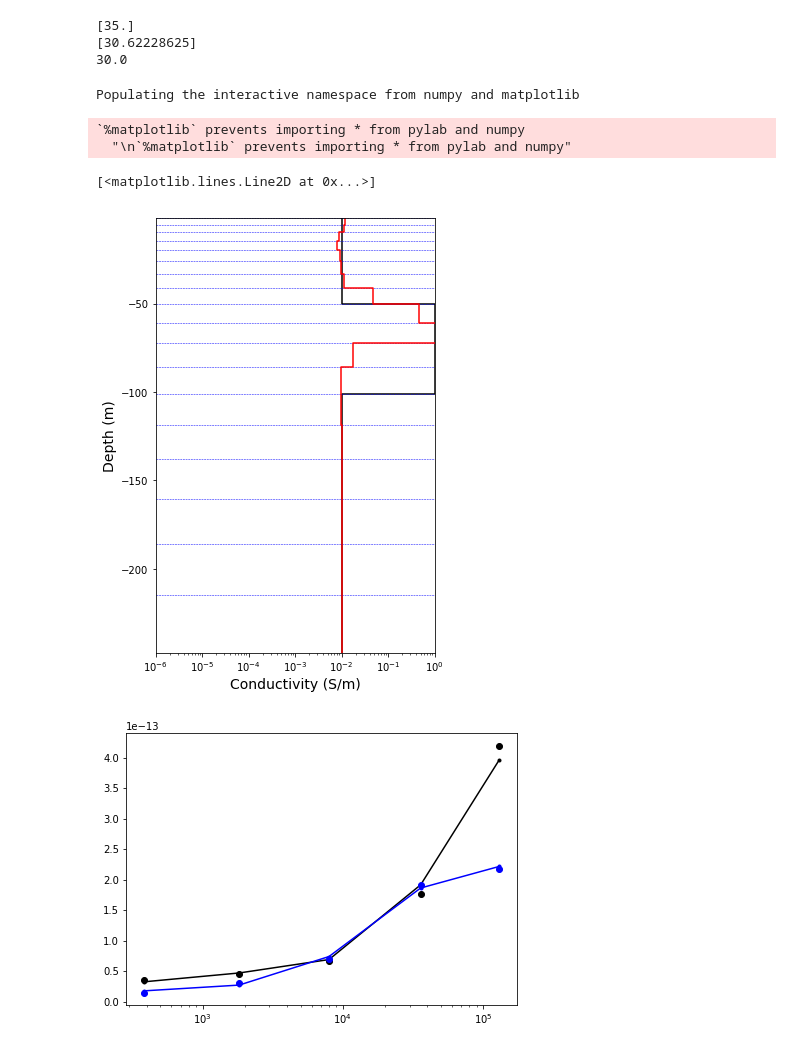
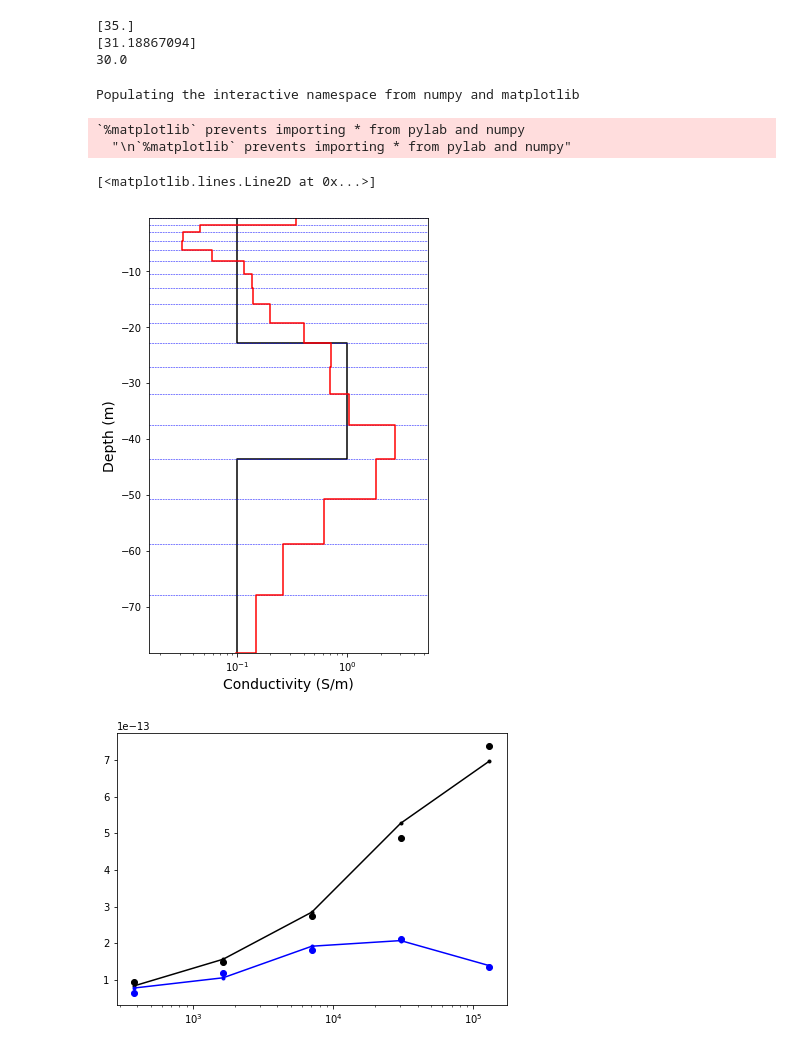
Before and after one commit to simpeg/simpegEM1D, a Jupyter notebook: simpegem1d/notebooks/EM1D_inversion_FD.ipynb, the cells around one changed output. Drawn from its saved outputs; the diff is of its cells as text; code cells hidden in the pictures.

Commit message:
joint inversion framework for various TEM surveys.

```diff
--- a/simpegem1d/notebooks/EM1D_inversion_FD.ipynb
+++ b/simpegem1d/notebooks/EM1D_inversion_FD.ipynb
@@ -4,8 +4,12 @@ from simpegem1d import *
 from scipy.constants import mu_0
 import numpy as np
 
-frequency = np.array([382, 1822, 7970, 35920, 130100], dtype=float)
-hz = get_vertical_discretization_frequency(frequency, sigma_background=0.01)
+sig_half = 1e-1
+sig_blk = 1e0
+
+# frequency = np.array([382, 1822, 7970, 35920, 130100], dtype=float)
+frequency = np.logspace(np.log10(382), np.log10(130100), 5)
+hz = get_vertical_discretization_frequency(frequency, sigma_background=sig_half)
 mesh1D = set_mesh_1d(hz)
 depth = -mesh1D.gridN[:-1]
 LocSigZ = -mesh1D.gridCC
@@ -16,14 +20,12 @@ FDsurvey = EM1DSurveyFD(
     field_type = 'secondary',
     rx_type = 'Hz',
     src_type = 'VMD',
-    offset = np.ones(5)*7.86,
+    offset = np.ones(frequency.size)*7.86,
     topo = np.r_[0., 0., 100.],
     depth = depth,
-    frequency = np.array([382, 1822, 7970, 35920, 130100], dtype=float)
+    frequency = frequency
 )
 
-sig_half = 1e-2
-sig_blk = 1e0
 chi_half = 0.
 wires = Maps.Wires(('sigma', mesh1D.nC),('h', 1))
 expmap = Maps.ExpMap(mesh1D)
@@ -31,7 +33,7 @@ expmap = Maps.ExpMap(mesh1D)
 sigmaMap = expmap * wires.sigma
 # hMap = expmap_h*wires.h
 sig  = np.ones(FDsurvey.n_layer)*sig_half
-blk_ind = (-50>LocSigZ) & (-100<LocSigZ)
+blk_ind = (-20>LocSigZ) & (-40<LocSigZ)
 sig[blk_ind] = sig_blk
 m_true = np.r_[np.log(sig), FDsurvey.h]
 m_true_dh = np.r_[np.log(sig), FDsurvey.h + 5.]
@@ -95,10 +90,10 @@ reg_sigma = Regularization.Sparse(
     mesh1D, mapping=wires.sigma
 )
 p=0.
-qx, qz = 2., 2.
+qx, qz = 1., 1.
 reg_sigma.norms = np.c_[p, qx, qz, 0.]
 IRLS = Directives.Update_IRLS(
-    maxIRLSiter=10, minGNiter=1, fix_Jmatrix=True, coolingRate=2,
+    maxIRLSiter=20, minGNiter=1, fix_Jmatrix=True, coolingRate=2,
     betaSearch=False,
     chifact_start = 1.
 )
@@ -108,14 +103,16 @@ reg_h = Regularization.Sparse(
     alpha_s = 1.
 )
 reg = reg_sigma + reg_h
-opt = Optimization.ProjectedGNCG(maxIter = 20)
+opt = Optimization.ProjectedGNCG(maxIter = 40)
 opt.maxIterLS = 5
 invProb = InvProblem.BaseInvProblem(dmisfit, reg, opt)
 beta = Directives.BetaSchedule(coolingFactor=2, coolingRate=2)
 betaest = Directives.BetaEstimate_ByEig(beta0_ratio=1.)
 target = Directives.TargetMisfit()
-# inv = Inversion.BaseInversion(invProb, directiveList=[beta,betaest, target])
-inv = Inversion.BaseInversion(invProb, directiveList=[IRLS,betaest])
+update_sense = Directives.UpdateSensitivityWeights()
+# inv = Inversion.BaseInversion(invProb, directiveList=[beta,betaest,target,update_sense])
+inv = Inversion.BaseInversion(invProb, directiveList=[IRLS,betaest,update_sense])
+# inv = Inversion.BaseInversion(invProb, directiveList=[IRLS])
 
 prob.counter = opt.counter = Utils.Counter()
 opt.LSshorten = 0.5
@@ -161,20 +154,20 @@ print (wires.h*mopt)
 print (FDsurvey.h)
 # %% [output]
 [35.]
-[30.62228625]
+[31.18867094]
 30.0
 # %%
 %pylab inline
 fig, ax = subplots(1,1, figsize=(5, 8))
 Utils1D.plotLayer(sig, LocSigZ, showlayers=False)
-Utils1D.plotLayer(sigmaMap*mopt, LocSigZ, showlayers=True,xlim=(1e-6, 1e0), **{'color':'r'})
-# Utils1D.plotLayer(expmap*invProb.l2model, LocSigZ, showlayers=True,xlim=(1e-6, 1e0), **{'color':'r'})
+Utils1D.plotLayer(sigmaMap*mopt, LocSigZ, showlayers=True, **{'color':'r'})
+# Utils1D.plotLayer(sigmaMap*invProb.l2model, LocSigZ, showlayers=True,**{'color':'g'})
 # %% [output]
 Populating the interactive namespace from numpy and matplotlib
 `%matplotlib` prevents importing * from pylab and numpy
   "\n`%matplotlib` prevents importing * from pylab and numpy"
 [<matplotlib.lines.Line2D at 0x...>]
-[figure, old version]
+[figure, new version]
 # %%
 # !python run_em1d.py
 # %%
@@ -187,4 +180,4 @@ axes.plot(FDsurvey.frequency, -FDsurvey.dobs[FDsurvey.n_frequency:], 'bo')
 # axes.plot(FDsurvey.frequency, uncert[FDsurvey.n_frequency:], 'r*')
 axes.set_xscale('log')
 # %% [output]
-[figure, old version]
+[figure, new version]
```
Also changed, not shown: parts of 5 cells of this notebook, 9 other files.
